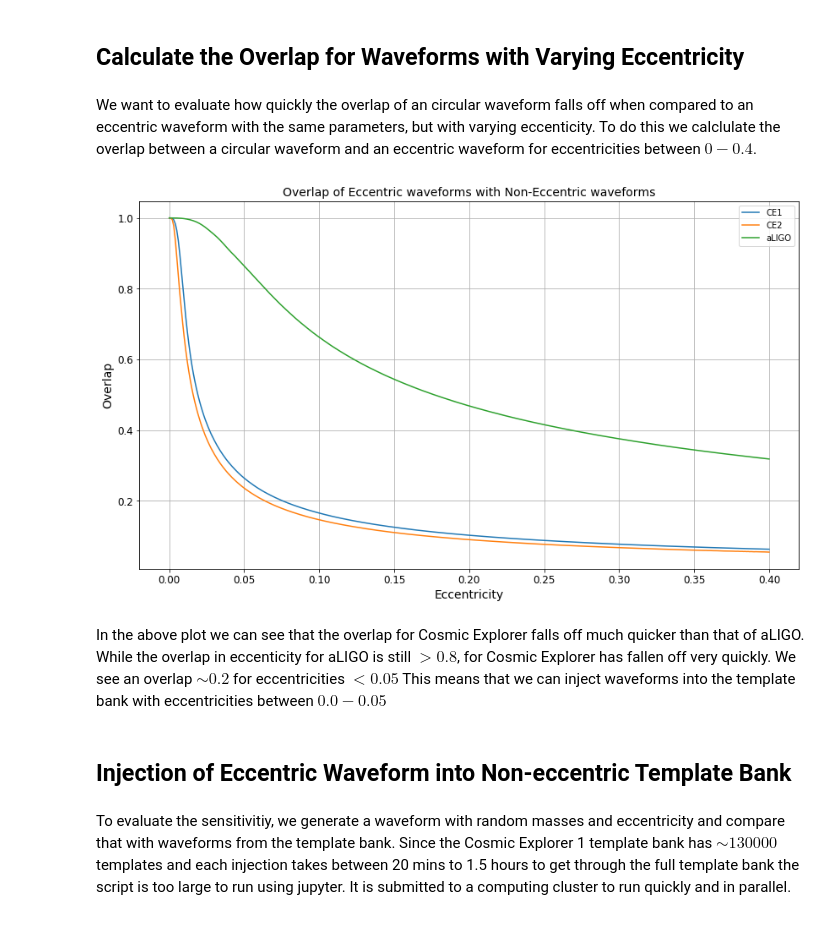
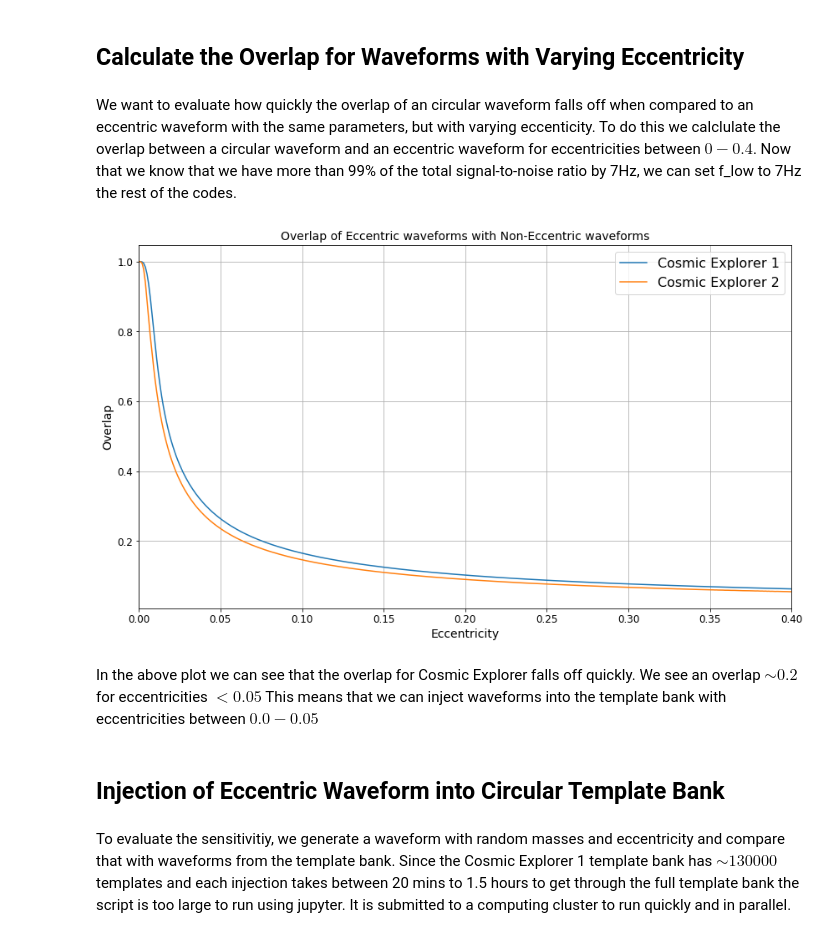
Before and after one commit to lenona/3G-eccentric-search-prospects, a Jupyter notebook: Eccentric Search Prospect.ipynb, the cells around one changed output. Drawn from its saved outputs; the diff is of its cells as text; code cells hidden in the pictures.

```diff
--- a/Eccentric Search Prospect.ipynb
+++ b/Eccentric Search Prospect.ipynb
@@ -162,5 +150,5 @@ In the above plot we can see that both Cosmic Explorer 1 and Cosmic Explorer 2 h
 # %% [markdown]
 ## Calculate the Overlap for Waveforms with Varying Eccentricity
 # %% [markdown]
-We want to evaluate how quickly the overlap of an circular waveform falls off when compared to an eccentric waveform with the same parameters, but with varying eccenticity. To do this we calclulate the overlap between a circular waveform and an eccentric waveform for eccentricities between $0-0.4$.
+We want to evaluate how quickly the overlap of an circular waveform falls off when compared to an eccentric waveform with the same parameters, but with varying eccenticity. To do this we calclulate the overlap between a circular waveform and an eccentric waveform for eccentricities between $0-0.4$. Now that we know that we have more than 99% of the total signal-to-noise ratio by 7Hz, we can set f_low to 7Hz the rest of the codes.
 # %%
@@ -192,19 +180,19 @@ for ecc in eccen_range:
 # %%
 fig = plt.figure()
 fig.patch.set_facecolor('white')
-plt.plot(eccen_range, CE1_overlap, label = "CE1")
-plt.plot(eccen_range, CE2_overlap, label = "CE2")
-plt.plot(eccen_range, aLIGO_overlap, label = "aLIGO")
-plt.legend()
+plt.plot(eccen_range, CE1_overlap, label = "Cosmic Explorer 1")
+plt.plot(eccen_range, CE2_overlap, label = "Cosmic Explorer 2")
+plt.legend(fontsize = 16)
+plt.xlim(0,0.4)
 plt.xlabel("Eccentricity")
 plt.ylabel("Overlap")
 plt.title("Overlap of Eccentric waveforms with Non-Eccentric waveforms")
 plt.show()
 # %% [output]
-[figure, old version]
+[figure, new version]
 # %% [markdown]
-In the above plot we can see that the overlap for Cosmic Explorer falls off much quicker than that of aLIGO. While the overlap in eccenticity for aLIGO is still $>0.8$, for Cosmic Explorer has fallen off very quickly. We see an overlap $\sim 0.2$ for eccentricities $<0.05$ This means that we can inject waveforms into the template bank with eccentricities between $0.0 - 0.05$
+In the above plot we can see that the overlap for Cosmic Explorer falls off quickly. We see an overlap $\sim 0.2$ for eccentricities $<0.05$ This means that we can inject waveforms into the template bank with eccentricities between $0.0 - 0.05$
 # %% [markdown]
-## Injection of Eccentric Waveform into Non-eccentric Template Bank
+## Injection of Eccentric Waveform into Circular Template Bank
 # %% [markdown]
 To evaluate the sensitivitiy, we generate a waveform with random masses and eccentricity and compare that with waveforms from the template bank. Since the Cosmic Explorer 1 template bank has $\sim130000$ templates and each injection takes between 20 mins to 1.5 hours to get through the full template bank the script is too large to run using jupyter. It is submitted to a computing cluster to run quickly and in parallel.
```
Also changed, not shown: parts of 19 cells of this notebook.
